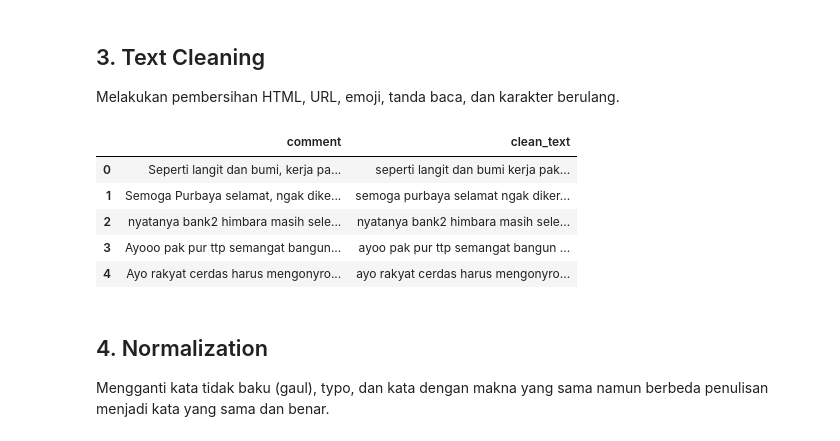
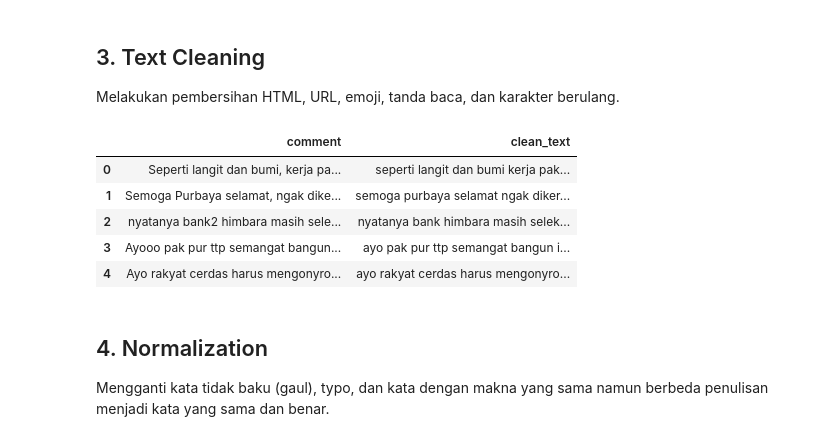
Before and after one commit to Lukas166/sentiment-analysis-purbaya-200t-, a Jupyter notebook: data_pre-processing.ipynb, the cells around one changed output. Cells and saved outputs as stored; diff of their text form; code cells hidden in the pictures.

```diff
--- a/data_pre-processing.ipynb
+++ b/data_pre-processing.ipynb
@@ -69,27 +69,34 @@ def remove_emoji(text):
 
 # Mengubah teks ke lowercase dan menghapus tanda baca
 def lowercase_and_remove_punct(text):
-    return re.sub(r'[^a-z0-9\s]', ' ', str(text).lower())
+    return re.sub(r'[^a-z\s]', ' ', str(text).lower())
 
-# Menormalkan spasi berlebih dan huruf yang berulang
-def normalize_space_and_repetition(text):
-    text = re.sub(r'(.)\1{2,}', r'\1\1', str(text))
-    return re.sub(r'\s+', ' ', text).strip()
+# Menghapus kata yang hanya 1 huruf
+def remove_single_letter(text):
+    text = re.sub(r'\b[a-zA-Z]\b', ' ', text)
+    text = re.sub(r'\s+', ' ', text).strip()
+    return text
+
+# Menormalkan spasi berlebih
+def normalize_space(text):
+    return re.sub(r'\s+', ' ', str(text)).strip()
 # %%
 df['clean_text'] = df['comment'].apply(remove_html)
 df['clean_text'] = df['clean_text'].apply(normalize_unicode)
 df['clean_text'] = df['clean_text'].apply(remove_url_mentions)
 df['clean_text'] = df['clean_text'].apply(remove_emoji)
 df['clean_text'] = df['clean_text'].apply(lowercase_and_remove_punct)
-df['clean_text'] = df['clean_text'].apply(normalize_space_and_repetition)
+df['clean_text'] = df['clean_text'].apply(replace_word_elongation)  #indoNLP
+df['clean_text'] = df['clean_text'].apply(remove_single_letter)
+df['clean_text'] = df['clean_text'].apply(normalize_space)
 
 df[['comment', 'clean_text']].head()
 # %% [output]
 |  | comment | clean_text |
 | 0 | Seperti langit dan bumi, kerja pa... | seperti langit dan bumi kerja pak... |
 | 1 | Semoga Purbaya selamat, ngak dike... | semoga purbaya selamat ngak diker... |
-| 2 | nyatanya bank2 himbara masih sele... | nyatanya bank2 himbara masih sele... |
-| 3 | Ayooo pak pur ttp semangat bangun... | ayoo pak pur ttp semangat bangun ... |
+| 2 | nyatanya bank2 himbara masih sele... | nyatanya bank himbara masih selek... |
+| 3 | Ayooo pak pur ttp semangat bangun... | ayo pak pur ttp semangat bangun i... |
 | 4 | Ayo rakyat cerdas harus mengonyro... | ayo rakyat cerdas harus mengonyro... |
 # %% [markdown]
 ## 4. Normalization
```
Also changed, not shown: parts of 10 cells of this notebook, 2 other files.
